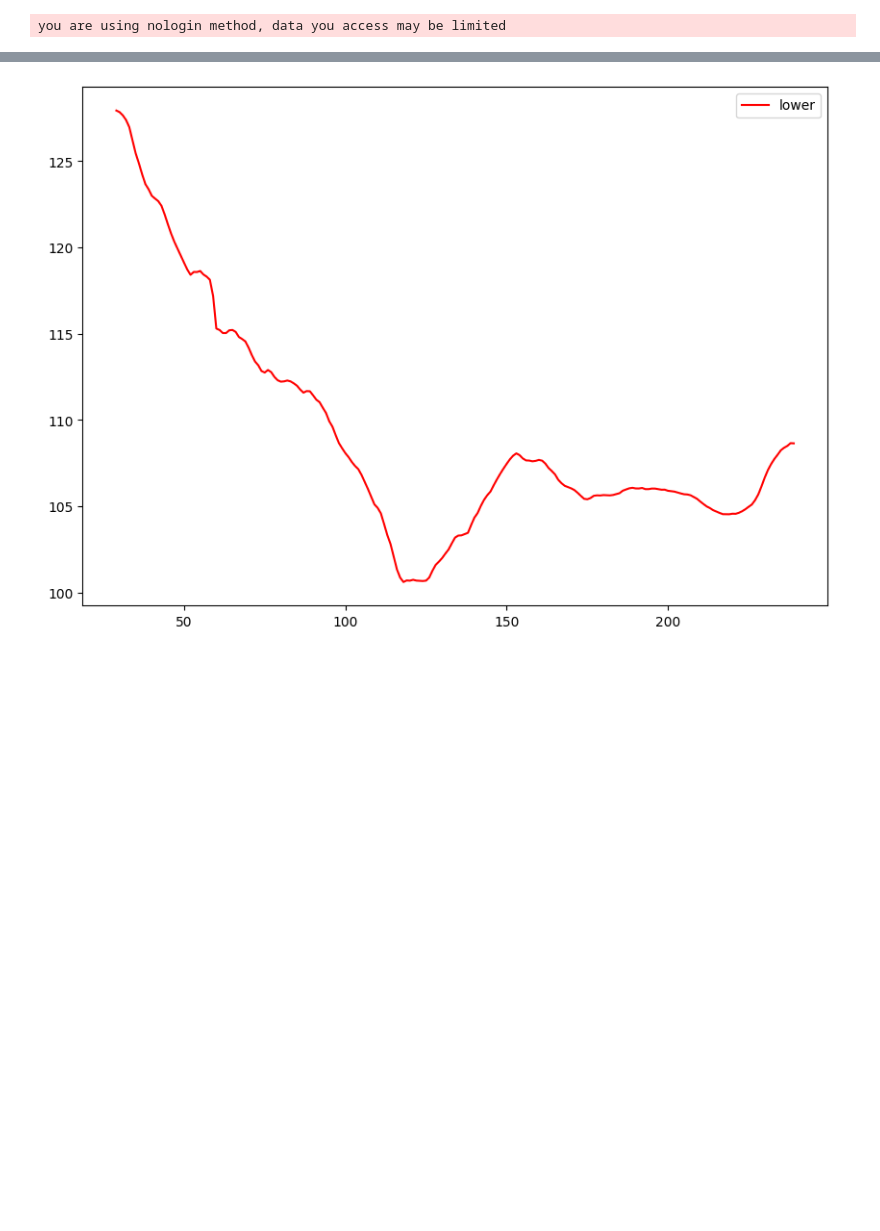
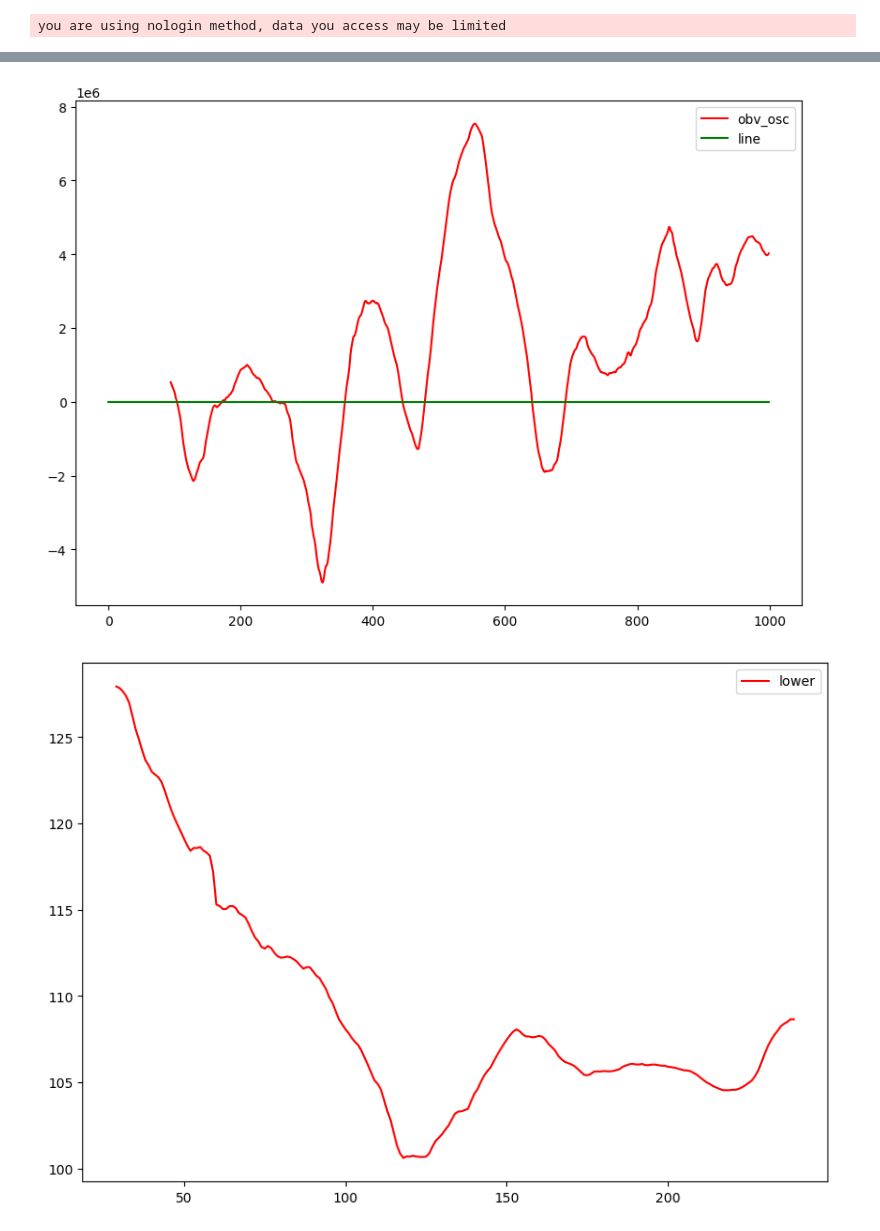
Before and after one commit to Lelalomos/analysis_bot, a Jupyter notebook: test.ipynb, the cells around one changed output, grey strips where cells are left out. Saved outputs shown, nothing was run; the diff lists cells and outputs as text; code cells hidden in the pictures; blank space fills up the shorter version.

```diff
--- a/test.ipynb
+++ b/test.ipynb
@@ -99,3 +74,26 @@ import talib.abstract as ta
+# %%
+df = get_data(tv, "SET", "TOP", 1000)
+df = df.reset_index()
+shortLength = 90
+longLength = 95
+
+obv = ta.OBV(df['close'], df['volume'])
+# obv
+obv_short_ema = ta.EMA(obv, shortLength)
+obv_long_ema = ta.EMA(obv, longLength)
+obv_osc = obv_short_ema - obv_long_ema
+line = np.ones(len(obv))
+
+
+
+plt.figure(figsize=(10, 7))
+plt.plot(obv_osc,'r', label='obv_osc')
+plt.plot(line,'g', label='line')
+# plt.plot(real,'b', label='real')
+plt.legend()
+plt.show()
+# %% [output]
+[figure, added]
 # %%
 def ssl_hybrid(df, len1 = 30, mult=1, type_ssl='EMA'):
     # # Keltner Baseline Channel
```
Also changed, not shown: parts of 5 cells of this notebook.
